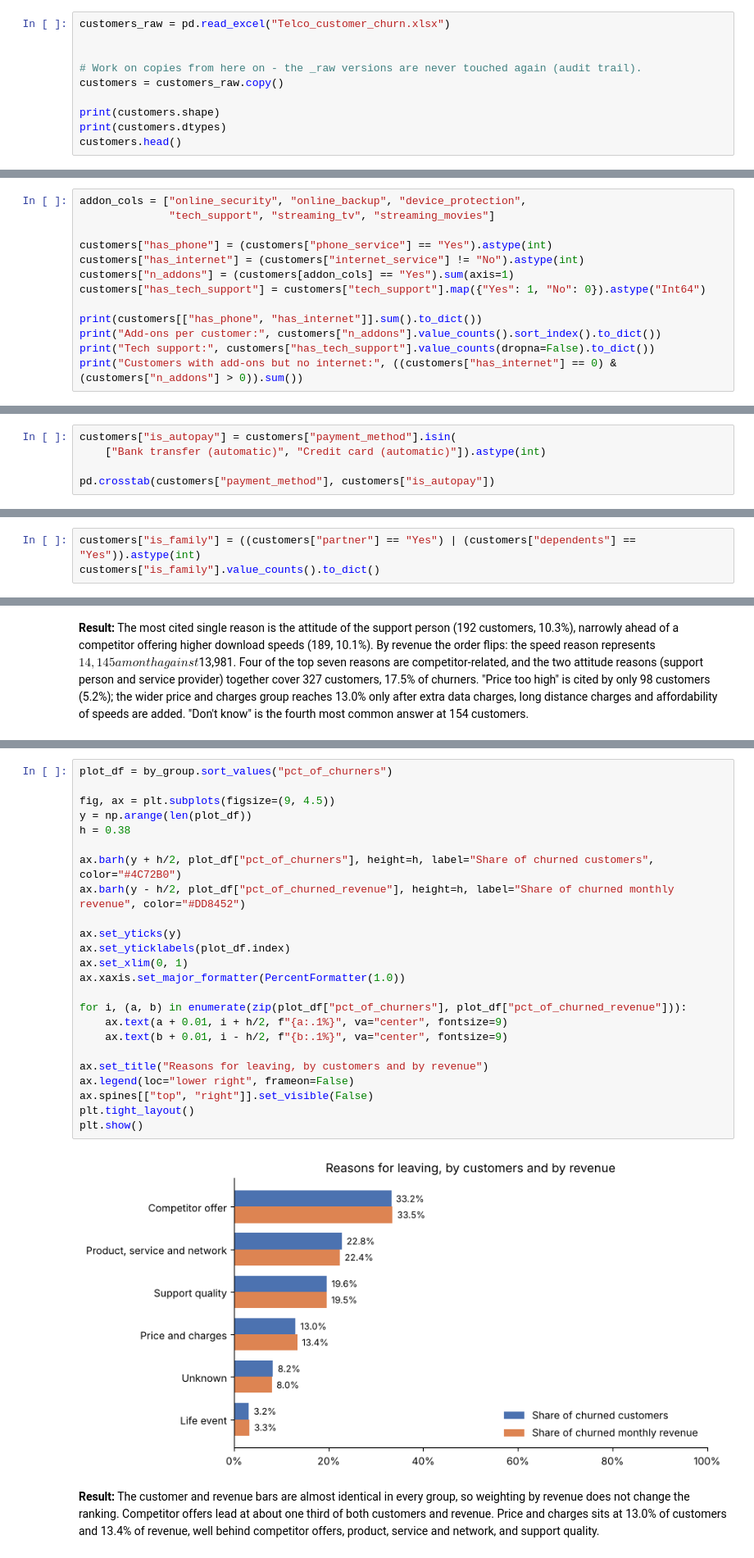
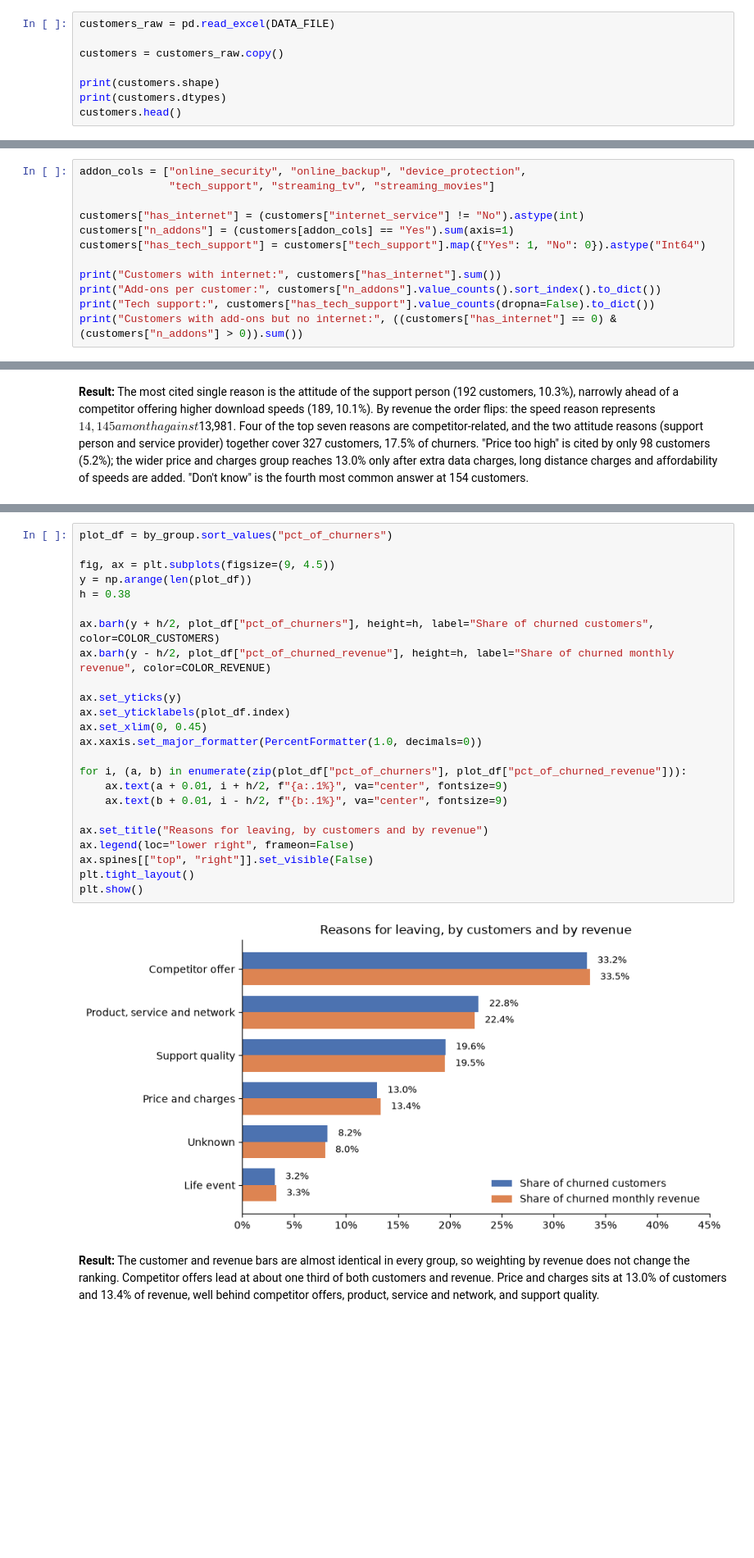
Before and after one commit to FatihaOkesola/telco-churn-revenue-analysis, a Jupyter notebook: Telco_churn.ipynb, the cells around one changed output, grey strips where cells are left out. Shown at 82% size. Cells and saved outputs as stored; diff of their text form; blank space fills up the shorter version.

```diff
--- a/Telco_churn.ipynb
+++ b/Telco_churn.ipynb
@@ -39,10 +96,8 @@ The audit establishes what the data contains before any change is made. Every ch
 
 The file is loaded once. `customers_raw` is the untouched original and `customers` is the working copy, so every later change can be compared against the source.
 # %%
-customers_raw = pd.read_excel("Telco_customer_churn.xlsx")
+customers_raw = pd.read_excel(DATA_FILE)
 
-
-# Work on copies from here on - the _raw versions are never touched again (audit trail).
 customers = customers_raw.copy()
 
 print(customers.shape)
@@ -548,12 +609,11 @@ Four variables describe what each customer buys:
 addon_cols = ["online_security", "online_backup", "device_protection",
               "tech_support", "streaming_tv", "streaming_movies"]
 
-customers["has_phone"] = (customers["phone_service"] == "Yes").astype(int)
 customers["has_internet"] = (customers["internet_service"] != "No").astype(int)
 customers["n_addons"] = (customers[addon_cols] == "Yes").sum(axis=1)
 customers["has_tech_support"] = customers["tech_support"].map({"Yes": 1, "No": 0}).astype("Int64")
 
-print(customers[["has_phone", "has_internet"]].sum().to_dict())
+print("Customers with internet:", customers["has_internet"].sum())
 print("Add-ons per customer:", customers["n_addons"].value_counts().sort_index().to_dict())
 print("Tech support:", customers["has_tech_support"].value_counts(dropna=False).to_dict())
 print("Customers with add-ons but no internet:", ((customers["has_internet"] == 0) & (customers["n_addons"] > 0)).sum())
@@ -571,5 +626,0 @@ The four payment methods fall into two behaviors: automatic (bank transfer and c
-# %%
-customers["is_autopay"] = customers["payment_method"].isin(
-    ["Bank transfer (automatic)", "Credit card (automatic)"]).astype(int)
-
-pd.crosstab(customers["payment_method"], customers["is_autopay"])
@@ -589,3 +626,0 @@ pd.crosstab(customers["payment_method"], customers["is_autopay"])
-# %%
-customers["is_family"] = ((customers["partner"] == "Yes") | (customers["dependents"] == "Yes")).astype(int)
-customers["is_family"].value_counts().to_dict()
@@ -901,29 +925,29 @@ A chart is used here because six groups compared on two measures are easier to r
 # %%
 plot_df = by_group.sort_values("pct_of_churners")
 
 fig, ax = plt.subplots(figsize=(9, 4.5))
 y = np.arange(len(plot_df))
 h = 0.38
 
-ax.barh(y + h/2, plot_df["pct_of_churners"], height=h, label="Share of churned customers", color="#4C72B0")
-ax.barh(y - h/2, plot_df["pct_of_churned_revenue"], height=h, label="Share of churned monthly revenue", color="#DD8452")
+ax.barh(y + h/2, plot_df["pct_of_churners"], height=h, label="Share of churned customers", color=COLOR_CUSTOMERS)
+ax.barh(y - h/2, plot_df["pct_of_churned_revenue"], height=h, label="Share of churned monthly revenue", color=COLOR_REVENUE)
 
 ax.set_yticks(y)
 ax.set_yticklabels(plot_df.index)
-ax.set_xlim(0, 1)
-ax.xaxis.set_major_formatter(PercentFormatter(1.0))
+ax.set_xlim(0, 0.45)
+ax.xaxis.set_major_formatter(PercentFormatter(1.0, decimals=0))
 
 for i, (a, b) in enumerate(zip(plot_df["pct_of_churners"], plot_df["pct_of_churned_revenue"])):
     ax.text(a + 0.01, i + h/2, f"{a:.1%}", va="center", fontsize=9)
     ax.text(b + 0.01, i - h/2, f"{b:.1%}", va="center", fontsize=9)
 
 ax.set_title("Reasons for leaving, by customers and by revenue")
 ax.legend(loc="lower right", frameon=False)
 ax.spines[["top", "right"]].set_visible(False)
 plt.tight_layout()
 plt.show()
 # %% [output]
-[figure, old version]
+[figure, new version]
 # %% [markdown]
 **Result:** The customer and revenue bars are almost identical in every group, so weighting by revenue does not change the ranking. Competitor offers lead at about one third of both customers and revenue. Price and charges sits at 13.0% of customers and 13.4% of revenue, well behind competitor offers, product, service and network, and support quality.
 # %% [markdown]
```
Also changed, not shown: parts of 128 cells of this notebook, 12 other files.
